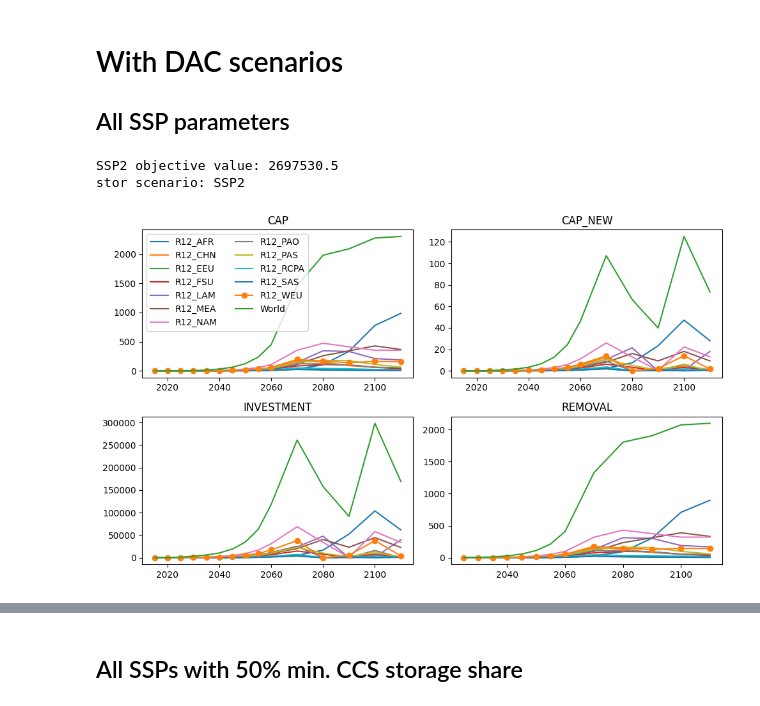
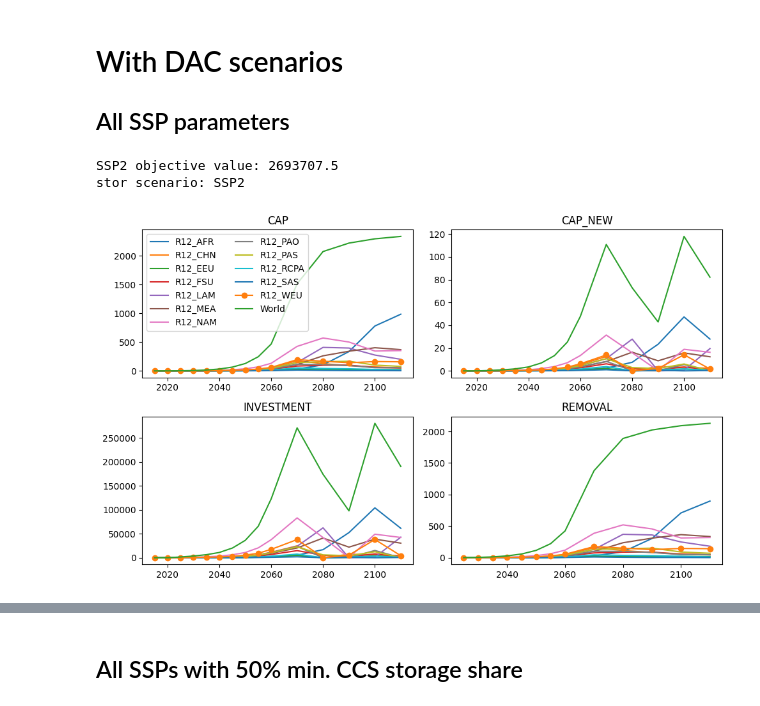
Before and after one commit to ywpratama/message_ix, a Jupyter notebook: tutorial/dac_scenarios/SSPs/[SSP_dev] Single Runner Script - All SSPs - All Scenarios - V2.ipynb, the cells around one changed output, grey strips where cells are left out. Drawn from its saved outputs; the diff is of its cells as text; code cells hidden in the pictures.

Commit message:
Implement pipelines cost curve

```diff
--- a/tutorial/dac_scenarios/SSPs/[SSP_dev] Single Runner Script - All SSPs - All Scenarios - V2.ipynb
+++ b/tutorial/dac_scenarios/SSPs/[SSP_dev] Single Runner Script - All SSPs - All Scenarios - V2.ipynb
@@ -270,7 +270,7 @@ for ssp in ssps:
     add_tech(scen,filepath=filepath)
 
     ## removing some pipelines and storage parameters
-    newpipesnstors = ['co2_stor','co2_tr_ld', 'co2_tr_sd']
+    newpipesnstors = ['co2_stor','co2_tr_ld', 'co2_tr_sd1', 'co2_tr_sd2', 'co2_tr_sd3', 'co2_tr_sd4']
     pars2remove = ['var_cost','input','output','emission_factor','capacity_factor']
     for par in pars2remove:
         df = scen.par(par,{'technology':newpipesnstors})
@@ -289,7 +289,7 @@ for ssp in ssps:
     add_tech(scen,filepath=filepath)
 
     ## removing some dac parameters
-    newpipesnstors = ['co2_tr_sd','co2_stor']
+    newpipesnstors = ['co2_tr_sd1', 'co2_tr_sd2', 'co2_tr_sd3', 'co2_tr_sd4','co2_stor']
     pars2remove = ['emission_factor','capacity_factor','var_cost','input','output']
     for par in pars2remove:
         df = scen.par(par,{'technology':newpipesnstors})
@@ -1214,33 +1214,33 @@ for ssp in ssps:
     s2run.add_par("share_mode_lo", df_mode_los)
 
 
 
     # Max CO2 injection
     # Updating storage volume limits
     df_co2rate_rem = s2run.par("bound_activity_up", {"technology":"co2_stor_glb"})
     df_co2rate_add = df_co2rate_rem.copy()
     df_co2rate_add["value"] = parameters[ssp]["co2rate"]
 
     s2run.remove_par("bound_activity_up", df_co2rate_rem)
     s2run.add_par("bound_activity_up", df_co2rate_add)
 
 
 
     # commit and run
     s2run.commit(comment=f"{ssp}_dev 1000f with DAC and all SSP-specific parameters")
     s2run.set_as_default()
 
-    s2run.solve(solve_options={'barcrossalg': '2','scaind': '1'})
+    s2run.solve(solve_options={'scaind': '1'}) # 'barcrossalg': '2',
     print(ssp, "objective value:", s2run.var("OBJ")["lvl"])
 
     # Get Report
     print("stor scenario:", ssp)
     scenariotec = ['dac_lt','dac_ht']
     scenario_report = get_report(s2run,scenariotec)
 
 # CLOSE CONNECTION
 mp.close_db()
 # %% [output]
-SSP2 objective value: 2697530.5
+SSP2 objective value: 2693707.5
 stor scenario: SSP2
-[figure, old version]
+[figure, new version]
```
Also changed, not shown: parts of 3 cells of this notebook, 3 other files.
